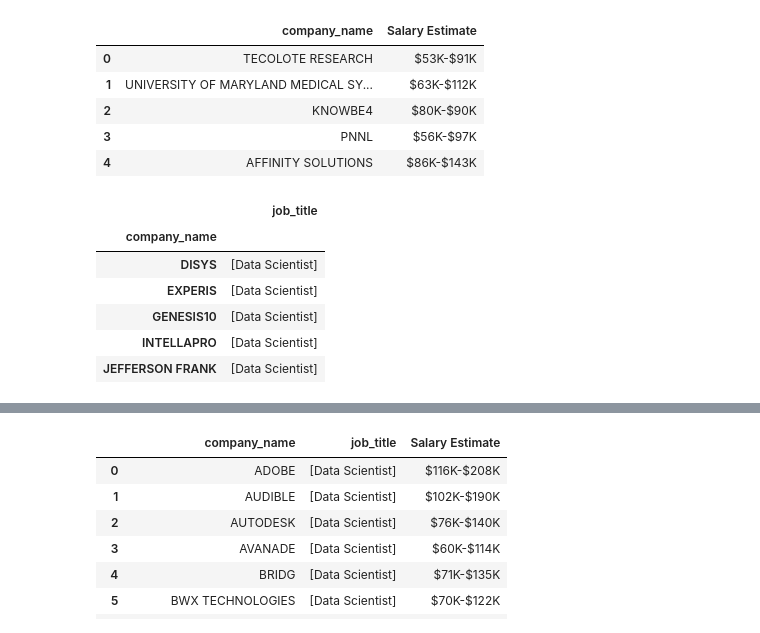
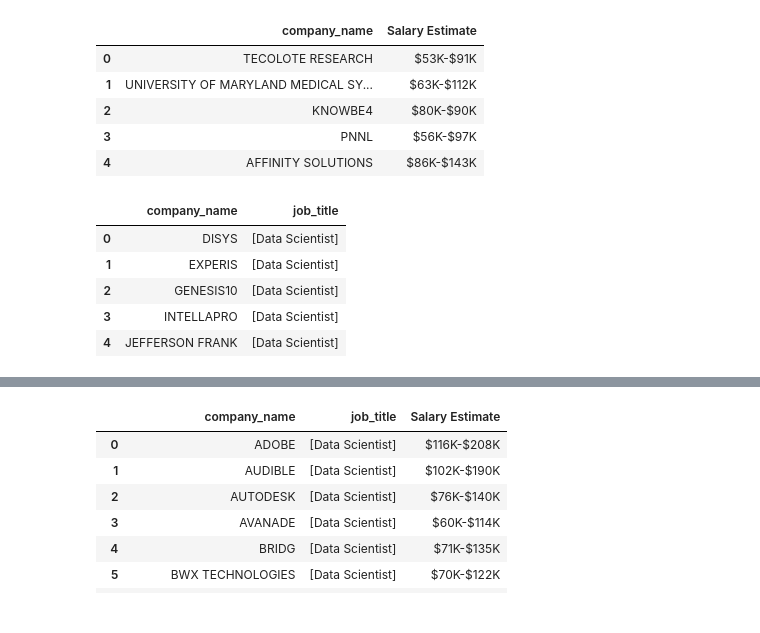
Before and after one commit to lcswsher/13_Project_2, a Jupyter notebook: ETL.ipynb, the cells around one changed output, grey strips where cells are left out. Drawn from its saved outputs; the diff is of its cells as text; code cells hidden in the pictures.

```diff
--- a/ETL.ipynb
+++ b/ETL.ipynb
@@ -115,12 +115,15 @@ glassdoor_df.head()
 | 4 | AFFINITY SOLUTIONS | $86K-$143K |
 # %%
 grouped_df = pd.DataFrame(job_posts.groupby(['company_name'])['job_title'].unique())
+grouped_df.reset_index(drop=False, inplace=True)
 grouped_df.head()
+grouped_df = grouped_df.sort_values(['company_name'])
+# grouped_df['company_name'] = grouped_df['company_name'].str.split(" ", 1)[0]
+grouped_df.head()
 # %% [output]
-|  | job_title |
-| company_name |  |
-| DISYS | [Data Scientist] |
-| EXPERIS | [Data Scientist] |
-| GENESIS10 | [Data Scientist] |
-| INTELLAPRO | [Data Scientist] |
-| JEFFERSON FRANK | [Data Scientist] |
+|  | company_name | job_title |
+| 0 | DISYS | [Data Scientist] |
+| 1 | EXPERIS | [Data Scientist] |
+| 2 | GENESIS10 | [Data Scientist] |
+| 3 | INTELLAPRO | [Data Scientist] |
+| 4 | JEFFERSON FRANK | [Data Scientist] |
```
Also changed, not shown: parts of 5 cells of this notebook, 1 other file.
